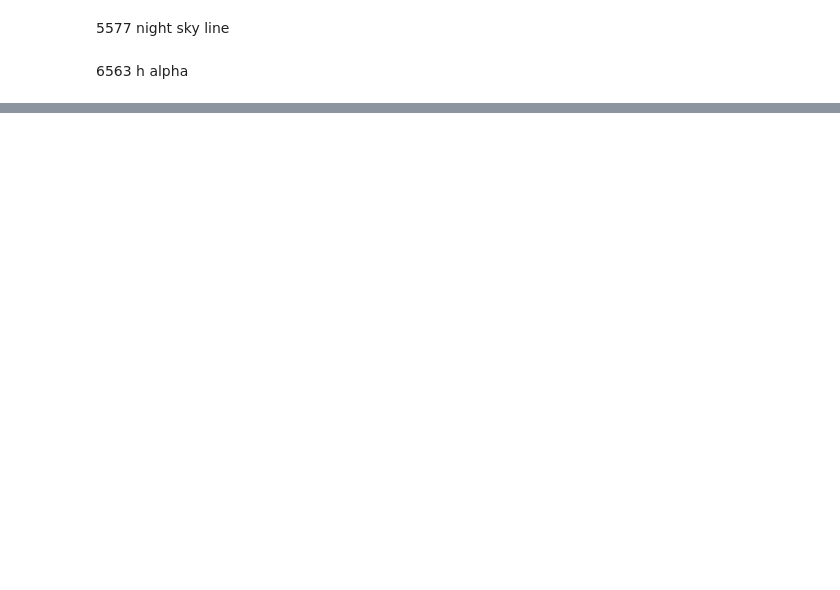
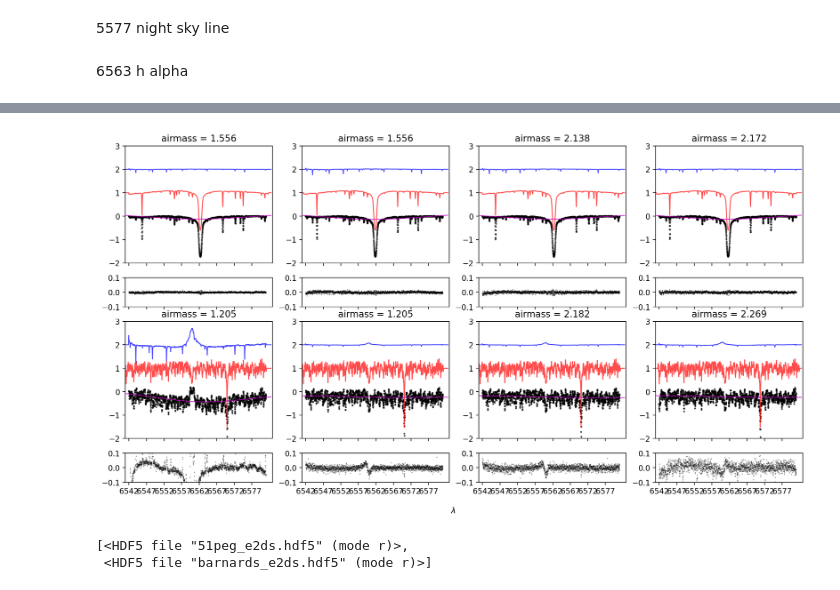
Before and after one commit to mdd423/wobble_jax, a Jupyter notebook: notebooks/02-51peg.ipynb, the cells around one changed output, grey strips where cells are left out. Drawn from its saved outputs; the diff is of its cells as text; code cells hidden in the pictures; blank space fills up the shorter version.

```diff
--- a/notebooks/02-51peg.ipynb
+++ b/notebooks/02-51peg.ipynb
@@ -513,0 +560,9 @@ plt.show()
+# %%
+make_better_plot(model_set,datasets,file_set)
+# %% [output]
+[figure, added]
+# %%
+file_set
+# %% [output]
+[<HDF5 file "51peg_e2ds.hdf5" (mode r)>,
+ <HDF5 file "barnards_e2ds.hdf5" (mode r)>]
```
Also changed, not shown: parts of 37 cells of this notebook, 3 other files.
